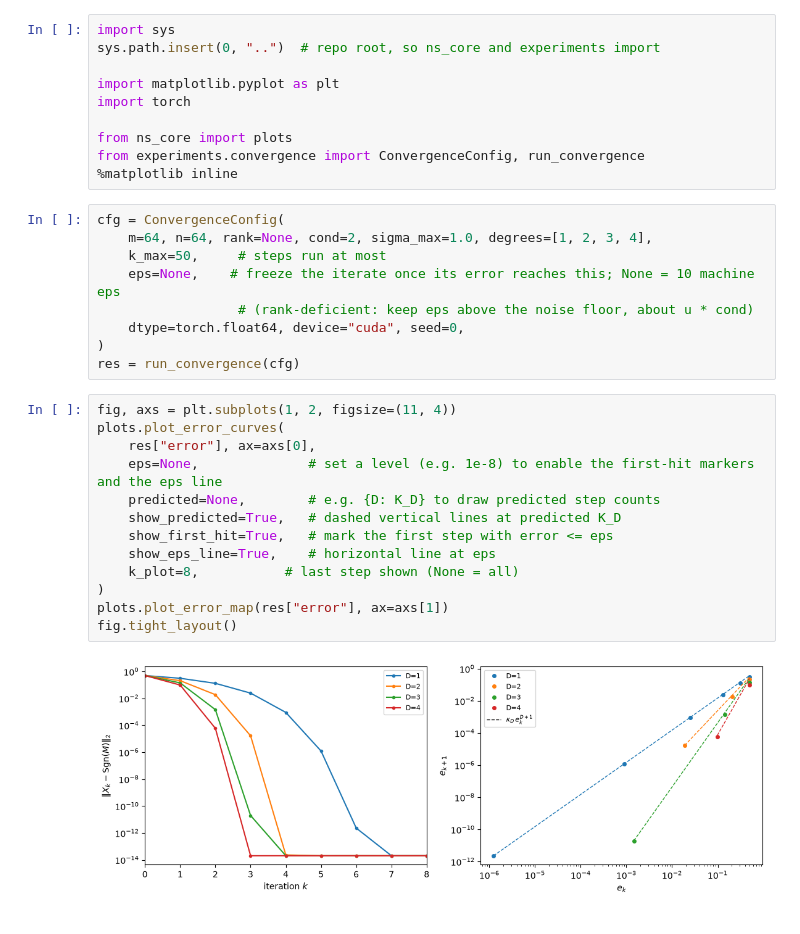
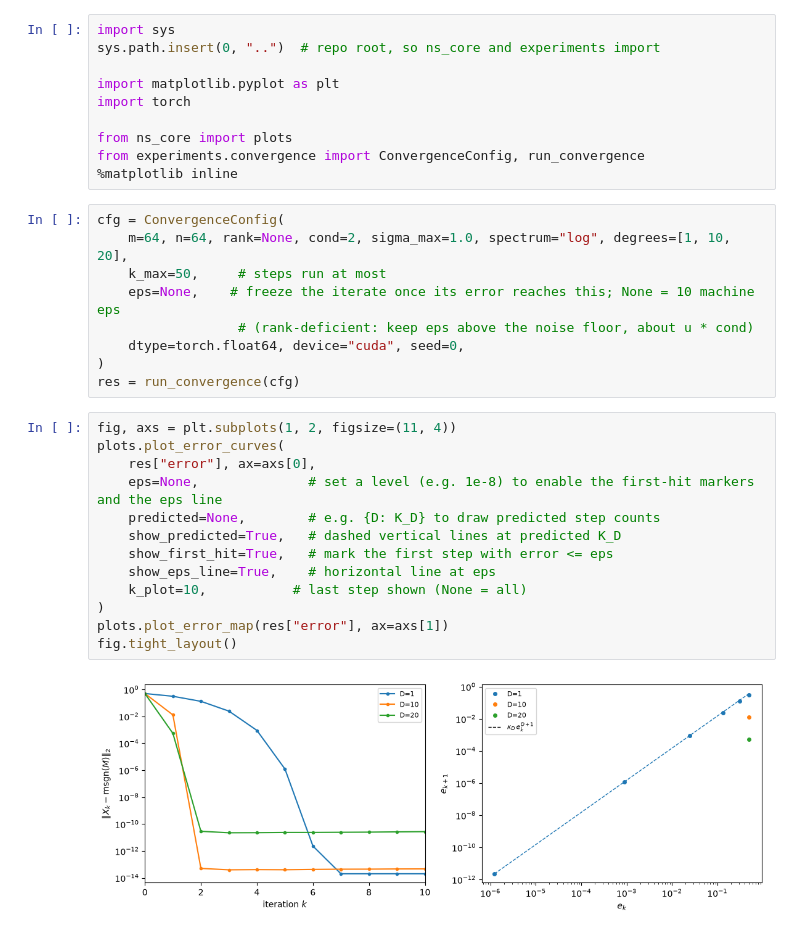
Before and after one commit to ElRiccio/code_stageM2, a Jupyter notebook: notebooks/exp1_convergence.ipynb, the cells around one changed output. Saved outputs shown, nothing was run; the diff lists cells and outputs as text.

```diff
--- a/notebooks/exp1_convergence.ipynb
+++ b/notebooks/exp1_convergence.ipynb
@@ -13,7 +13,7 @@ from experiments.convergence import ConvergenceConfig, run_convergence
 %matplotlib inline
 # %%
 cfg = ConvergenceConfig(
-    m=64, n=64, rank=None, cond=2, sigma_max=1.0, degrees=[1, 2, 3, 4],
+    m=64, n=64, rank=None, cond=2, sigma_max=1.0, spectrum="log", degrees=[1, 10, 20],
     k_max=50,     # steps run at most
     eps=None,    # freeze the iterate once its error reaches this; None = 10 machine eps
                   # (rank-deficient: keep eps above the noise floor, about u * cond)
@@ -23,15 +23,15 @@ res = run_convergence(cfg)
 # %%
 fig, axs = plt.subplots(1, 2, figsize=(11, 4))
 plots.plot_error_curves(
     res["error"], ax=axs[0],
     eps=None,              # set a level (e.g. 1e-8) to enable the first-hit markers and the eps line
     predicted=None,        # e.g. {D: K_D} to draw predicted step counts
     show_predicted=True,   # dashed vertical lines at predicted K_D
     show_first_hit=True,   # mark the first step with error <= eps
     show_eps_line=True,    # horizontal line at eps
-    k_plot=8,           # last step shown (None = all)
+    k_plot=10,           # last step shown (None = all)
 )
 plots.plot_error_map(res["error"], ax=axs[1])
 fig.tight_layout()
 # %% [output]
-[figure, old version]
+[figure, new version]
```
Also changed, not shown: 21 other files.
